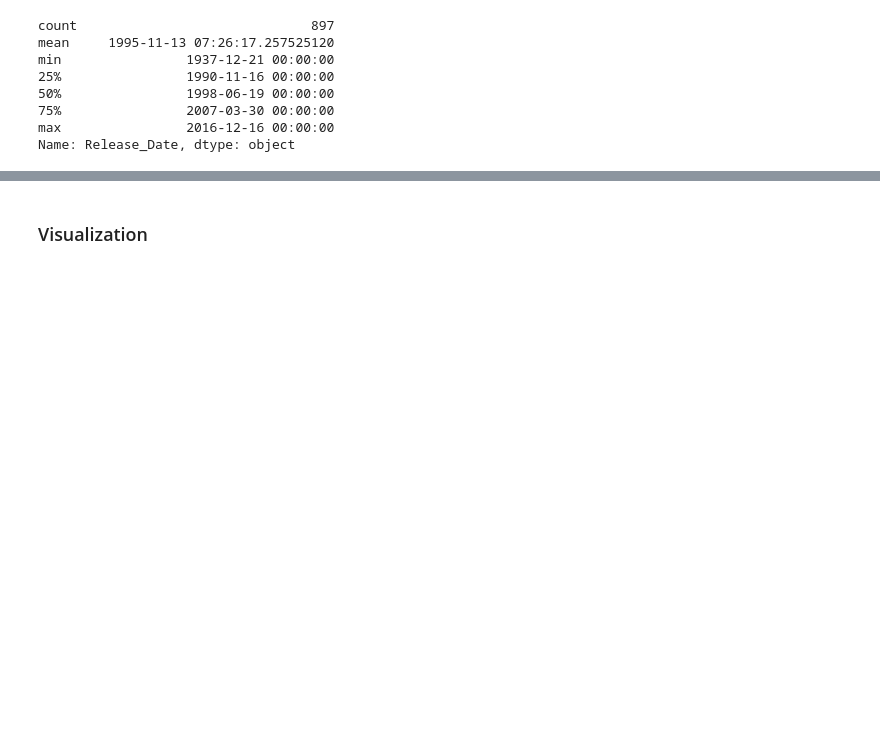
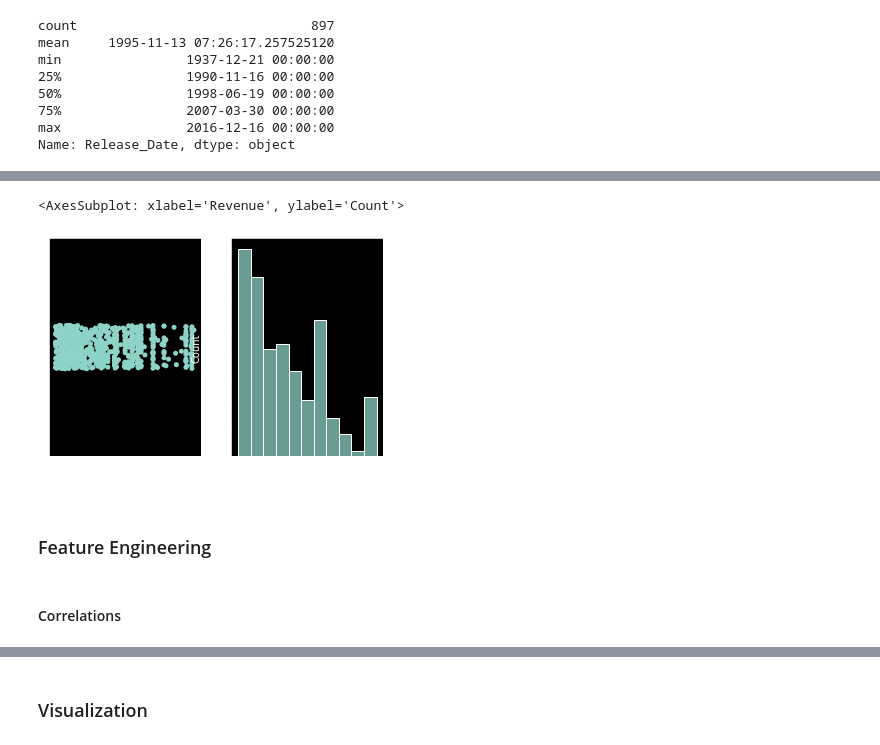
Before and after one commit to yosefahab/Movie-Prediction-Classification, a Jupyter notebook: prediction.ipynb, the cells around one changed output, grey strips where cells are left out. Cells and saved outputs as stored; diff of their text form; code cells hidden in the pictures; blank space fills up the shorter version.

```diff
--- a/prediction.ipynb
+++ b/prediction.ipynb
@@ -154,0 +188,13 @@ Name: Release_Date, dtype: object
+# %%
+# Remove outliters
+original_data = original_data[original_data.Revenue < original_data.Revenue.quantile(0.9)]
+original_data.describe()
+
+_, ax = plt.subplots(1, 2)
+sb.stripplot(x=original_data.Revenue, ax=ax[0])
+sb.histplot(x=original_data.Revenue, ax=ax[1])
+# %% [output]
+<AxesSubplot: xlabel='Revenue', ylabel='Count'>
+[figure, added]
+# %% [markdown]
+### Feature Engineering
@@ -154,0 +209,2 @@ Name: Release_Date, dtype: object
+# %% [markdown]
+#### Correlations
```
Also changed, not shown: parts of 48 cells of this notebook.
